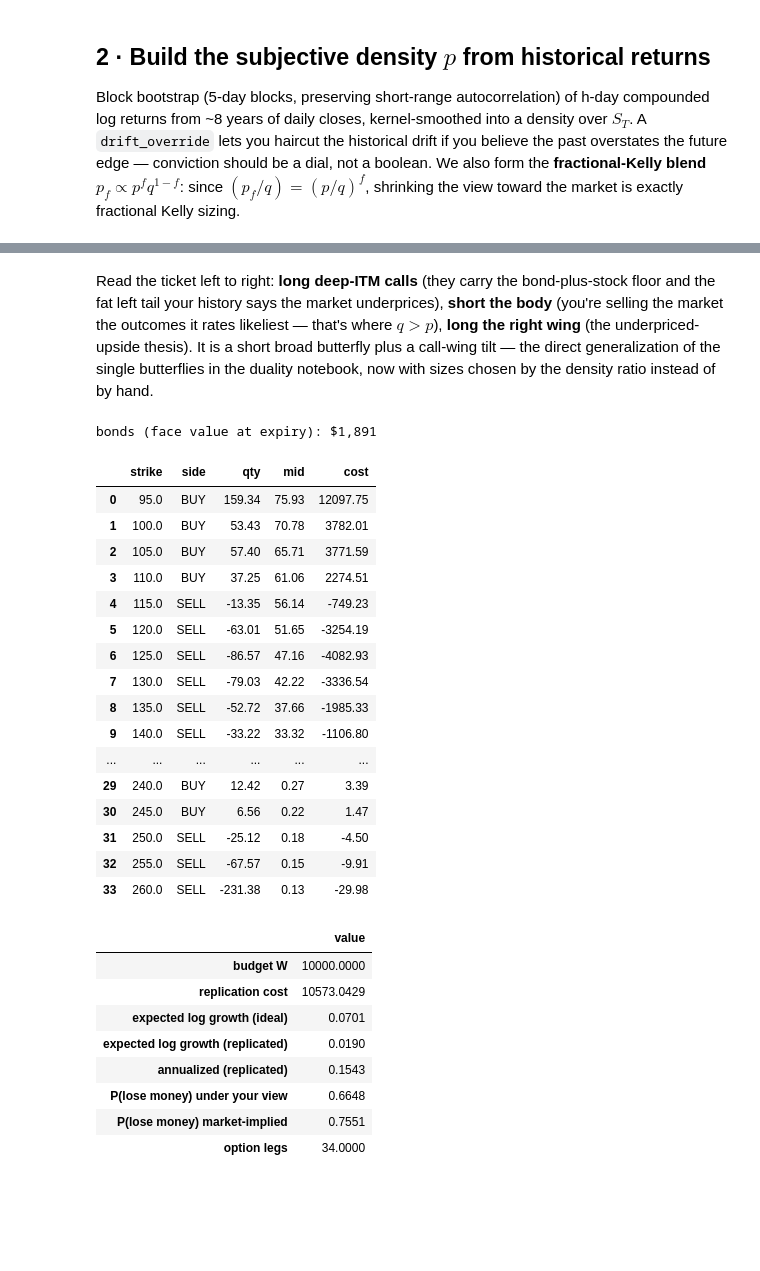
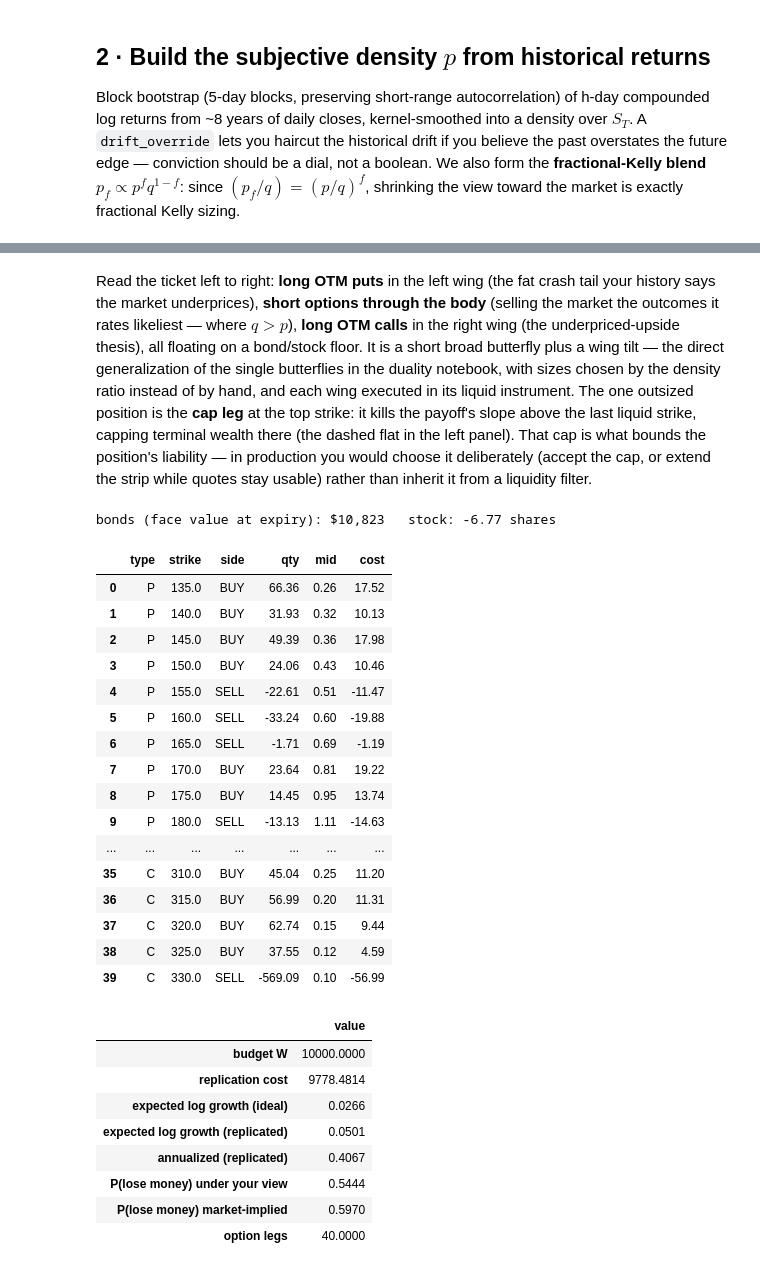
Before and after one commit to DanOKeefe/FinancialEngineering, a Jupyter notebook: Inverse Problem - Log-Optimal Semiconductor Payouts.ipynb, the cells around one changed output, grey strips where cells are left out. Cells and saved outputs as stored; diff of their text form; code cells hidden in the pictures; blank space fills up the shorter version.

```diff
--- a/Inverse Problem - Log-Optimal Semiconductor Payouts.ipynb
+++ b/Inverse Problem - Log-Optimal Semiconductor Payouts.ipynb
@@ -72,5 +86,5 @@ notebook, amplifies bid/ask noise into negative densities.)
 # %%
-TICKER, DTE, WEALTH = "NVDA", 45, 10_000
+TICKER, DTE, WEALTH = "SOXX", 45, 10_000
 
 provider = pl.get_provider()          # MassiveProvider if MASSIVE_API_KEY is set
 print("provider:", type(provider).__name__)
@@ -82,6 +96,8 @@ print(f"{TICKER}  spot={chain.spot:.2f}  expiry={chain.expiry}  "
       f"T={chain.T:.3f}y  Z={chain.Z:.4f}  strikes={len(chain.calls)}")
 print(f"density diagnostics: negative mass clipped={q.clipped_mass:.4f}, "
       f"raw mass={q.raw_mass:.3f} (want ≈ 1)")
+src_mix = pl.stitched_quotes(chain)["source"].value_counts().to_dict()
+print(f"quote stitching: {src_mix} (puts quote the left side, calls the right)")
 print(f"market-implied P({0.9*chain.spot:.0f} < S_T < {1.1*chain.spot:.0f}) = "
       f"{q.prob_between(0.9*chain.spot, 1.1*chain.spot):.1%}")
 # %% [output]
@@ -163,44 +192,50 @@ plt.tight_layout(); plt.show()
 # %% [markdown]
-Read the ticket left to right: **long deep-ITM calls** (they carry the
-bond-plus-stock floor and the fat left tail your history says the market underprices),
-**short the body** (you're selling the market the outcomes it rates likeliest — that's where
-$q > p$), **long the right wing** (the underpriced-upside thesis). It is a short broad
-butterfly plus a call-wing tilt — the direct generalization of the single butterflies in the
-duality notebook, now with sizes chosen by the density ratio instead of by hand.
+Read the ticket left to right: **long OTM puts** in the left wing (the fat crash tail your
+history says the market underprices), **short options through the body** (selling the market
+the outcomes it rates likeliest — where $q > p$), **long OTM calls** in the right wing (the
+underpriced-upside thesis), all floating on a bond/stock floor. It is a short broad butterfly
+plus a wing tilt — the direct generalization of the single butterflies in the duality
+notebook, with sizes chosen by the density ratio instead of by hand, and each wing executed
+in its liquid instrument. The one outsized position is the **cap leg** at the top strike: it
+kills the payoff's slope above the last liquid strike, capping terminal wealth there (the
+dashed flat in the left panel). That cap is what bounds the position's liability — in
+production you would choose it deliberately (accept the cap, or extend the strip while
+quotes stay usable) rather than inherit it from a liquidity filter.
 # %%
-print(f"bonds (face value at expiry): ${ticket.bonds:,.0f}")
+print(f"bonds (face value at expiry): ${ticket.bonds:,.0f}   "
+      f"stock: {ticket.stock:,.2f} shares")
 display(ticket.legs.assign(side=np.where(ticket.legs.qty>=0, "BUY", "SELL"))
-        [["strike","side","qty","mid","cost"]].round(2))
+        [["type","strike","side","qty","mid","cost"]].round(2))
 summary = pl.summarize(q.grid, p_view, q.pdf, g, ticket, chain, wealth=WEALTH)
 display(summary.round(4).to_frame("value"))
 # %% [output]
-bonds (face value at expiry): $1,891
+bonds (face value at expiry): $10,823   stock: -6.77 shares
-|  | strike | side | qty | mid | cost |
-| 0 | 95.0 | BUY | 159.34 | 75.93 | 12097.75 |
-| 1 | 100.0 | BUY | 53.43 | 70.78 | 3782.01 |
-| 2 | 105.0 | BUY | 57.40 | 65.71 | 3771.59 |
-| 3 | 110.0 | BUY | 37.25 | 61.06 | 2274.51 |
-| 4 | 115.0 | SELL | -13.35 | 56.14 | -749.23 |
-| 5 | 120.0 | SELL | -63.01 | 51.65 | -3254.19 |
-| 6 | 125.0 | SELL | -86.57 | 47.16 | -4082.93 |
-| 7 | 130.0 | SELL | -79.03 | 42.22 | -3336.54 |
-| 8 | 135.0 | SELL | -52.72 | 37.66 | -1985.33 |
-| 9 | 140.0 | SELL | -33.22 | 33.32 | -1106.80 |
-| ... | ... | ... | ... | ... | ... |
-| 29 | 240.0 | BUY | 12.42 | 0.27 | 3.39 |
-| 30 | 245.0 | BUY | 6.56 | 0.22 | 1.47 |
-| 31 | 250.0 | SELL | -25.12 | 0.18 | -4.50 |
-| 32 | 255.0 | SELL | -67.57 | 0.15 | -9.91 |
-| 33 | 260.0 | SELL | -231.38 | 0.13 | -29.98 |
+|  | type | strike | side | qty | mid | cost |
+| 0 | P | 135.0 | BUY | 66.36 | 0.26 | 17.52 |
+| 1 | P | 140.0 | BUY | 31.93 | 0.32 | 10.13 |
+| 2 | P | 145.0 | BUY | 49.39 | 0.36 | 17.98 |
+| 3 | P | 150.0 | BUY | 24.06 | 0.43 | 10.46 |
+| 4 | P | 155.0 | SELL | -22.61 | 0.51 | -11.47 |
+| 5 | P | 160.0 | SELL | -33.24 | 0.60 | -19.88 |
+| 6 | P | 165.0 | SELL | -1.71 | 0.69 | -1.19 |
+| 7 | P | 170.0 | BUY | 23.64 | 0.81 | 19.22 |
+| 8 | P | 175.0 | BUY | 14.45 | 0.95 | 13.74 |
+| 9 | P | 180.0 | SELL | -13.13 | 1.11 | -14.63 |
+| ... | ... | ... | ... | ... | ... | ... |
+| 35 | C | 310.0 | BUY | 45.04 | 0.25 | 11.20 |
+| 36 | C | 315.0 | BUY | 56.99 | 0.20 | 11.31 |
+| 37 | C | 320.0 | BUY | 62.74 | 0.15 | 9.44 |
+| 38 | C | 325.0 | BUY | 37.55 | 0.12 | 4.59 |
+| 39 | C | 330.0 | SELL | -569.09 | 0.10 | -56.99 |
 |  | value |
 | budget W | 10000.0000 |
-| replication cost | 10573.0429 |
-| expected log growth (ideal) | 0.0701 |
-| expected log growth (replicated) | 0.0190 |
-| annualized (replicated) | 0.1543 |
-| P(lose money) under your view | 0.6648 |
-| P(lose money) market-implied | 0.7551 |
-| option legs | 34.0000 |
+| replication cost | 9778.4814 |
+| expected log growth (ideal) | 0.0266 |
+| expected log growth (replicated) | 0.0501 |
+| annualized (replicated) | 0.4067 |
+| P(lose money) under your view | 0.5444 |
+| P(lose money) market-implied | 0.5970 |
+| option legs | 40.0000 |
 # %% [markdown]
 Notes on the summary block:
 
```
Also changed, not shown: parts of 9 cells of this notebook, 6 other files.
